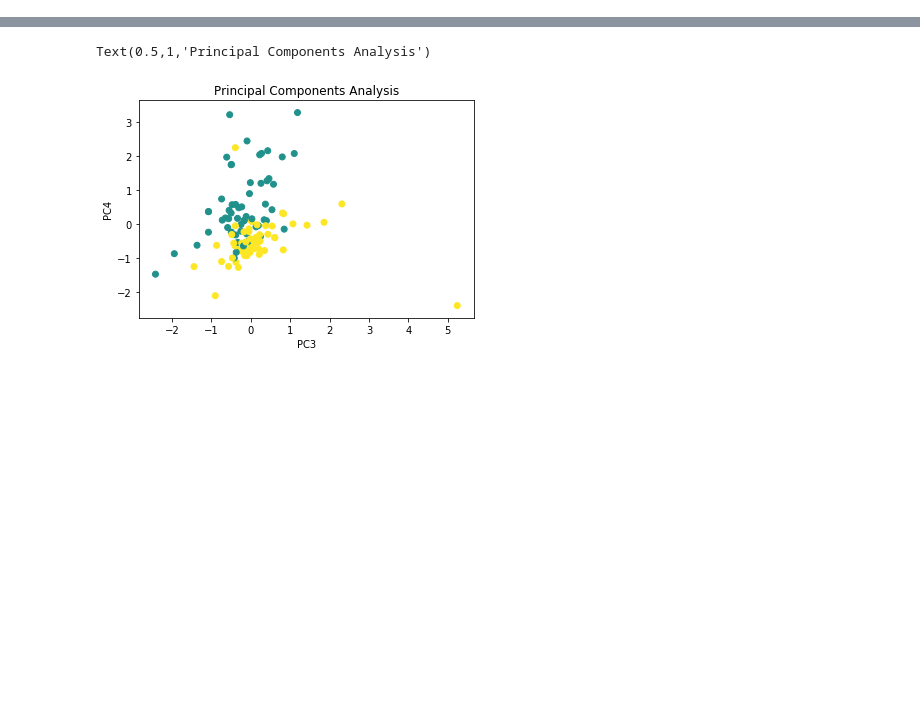
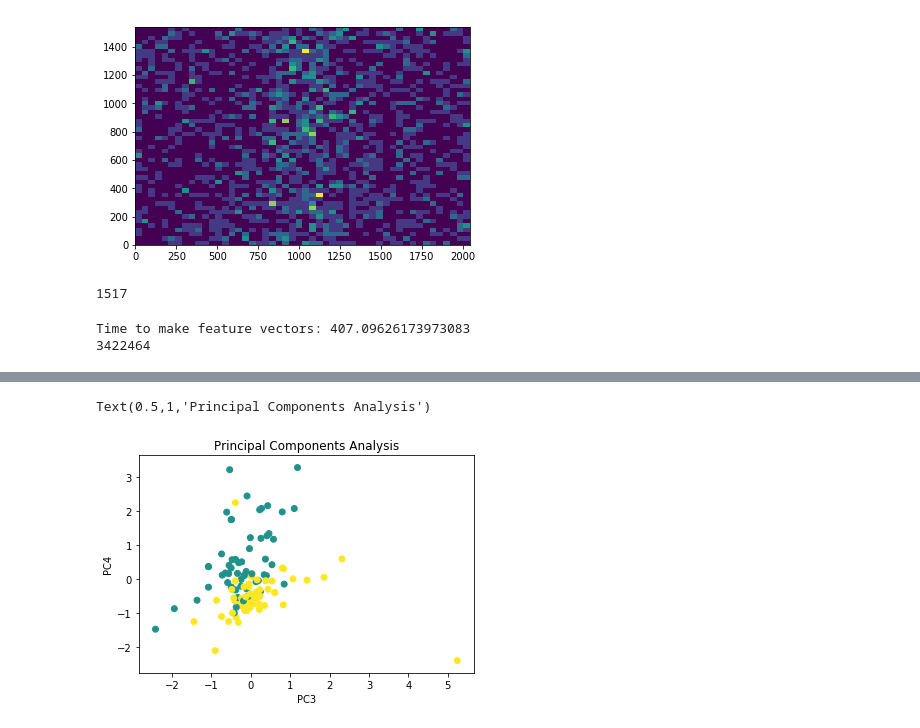
Before and after one commit to liberjul/Hyphal_Image_Classification, a Jupyter notebook: Machine Learning Fungi ID.ipynb, the cells around one changed output, grey strips where cells are left out. Cells and saved outputs as stored; diff of their text form; code cells hidden in the pictures; blank space fills up the shorter version.

```diff
--- a/Machine Learning Fungi ID.ipynb
+++ b/Machine Learning Fungi ID.ipynb
@@ -21,0 +363,3 @@ h, w = imread("./Fungi Pics/JL1.tif", flatten=True).shape
+# %%
+clf, f_scores, best_feats = estimate_best_forest(fft_train_vectors, fft_train_labels, fft_test_vectors,
+                                    fft_test_labels, 0.99, 3600, thresh_score, True)
@@ -21,0 +380,4 @@ h, w = imread("./Fungi Pics/JL1.tif", flatten=True).shape
+# %%
+plot_important_feats(best_feats, h, h, 'hist')
+# %% [output]
+[figure, added]
@@ -21,0 +386,4 @@ h, w = imread("./Fungi Pics/JL1.tif", flatten=True).shape
+# %%
+len(best_feats)
+# %% [output]
+1517
@@ -21,0 +392,18 @@ h, w = imread("./Fungi Pics/JL1.tif", flatten=True).shape
+# %%
+'''
+photos_data, N, labels, photo_filenames, n_classes, h, w = read_photo_data()
+new_labels = []
+for i in labels:
+    if "Mucor" in i:
+        new_labels.append("Mucor")
+    else:
+        new_labels.append("Mortierella")
+labels = new_labels
+'''
+photos_data, N, labels, photo_filenames, n_classes, h, w = read_photo_data()
+fft_feature_vector = get_fft_feat_vector(photo_filenames, './Fungi Pics/', best_feats)
+fft_train_vectors, fft_test_vectors, fft_train_labels, fft_test_labels = train_test_split(fft_feature_vector,
+                                                                          labels, random_state=324507, test_size=0.50)
+# %% [output]
+Time to make feature vectors: 407.09626173973083
+3422464
```
Also changed, not shown: parts of 83 cells of this notebook, 2 other files.
